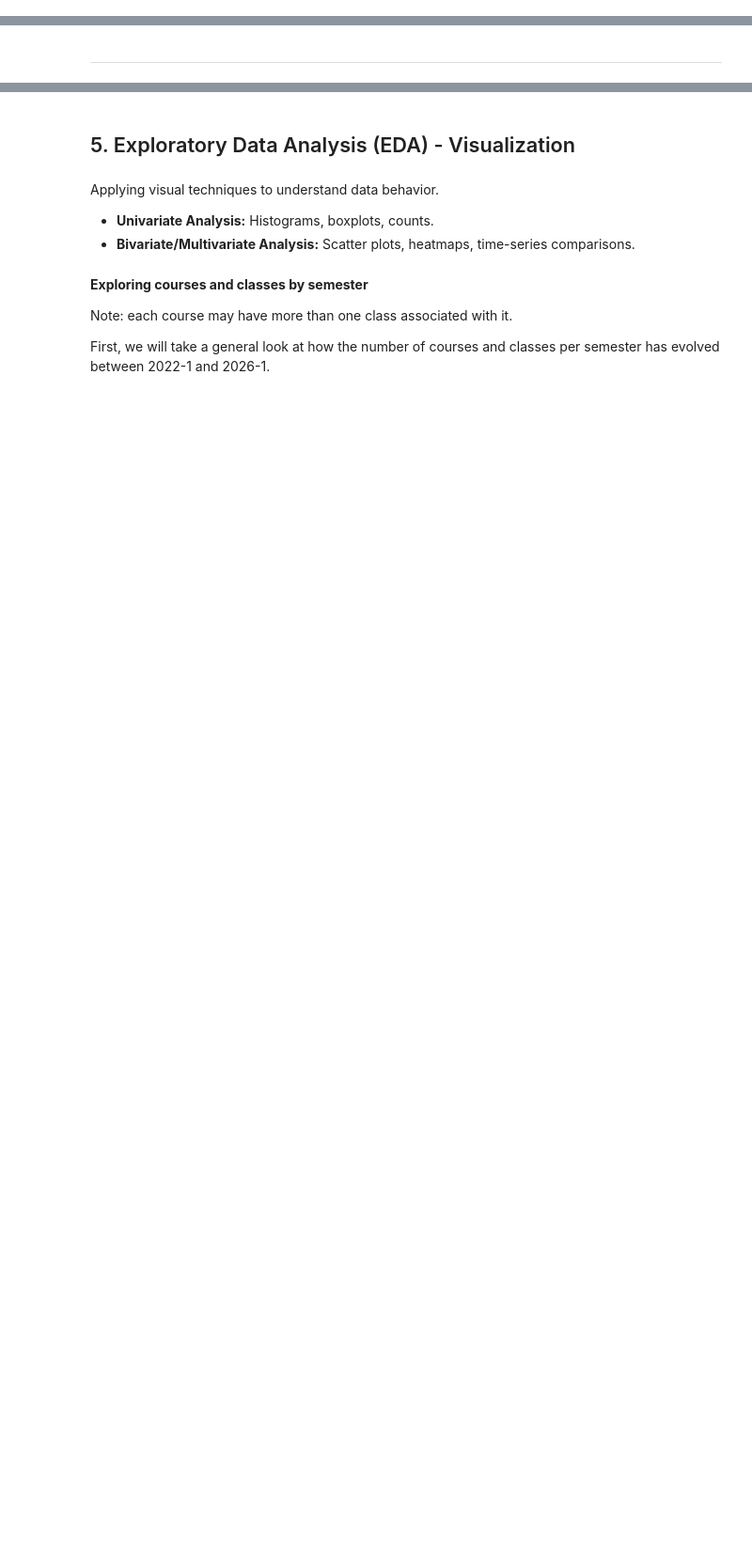
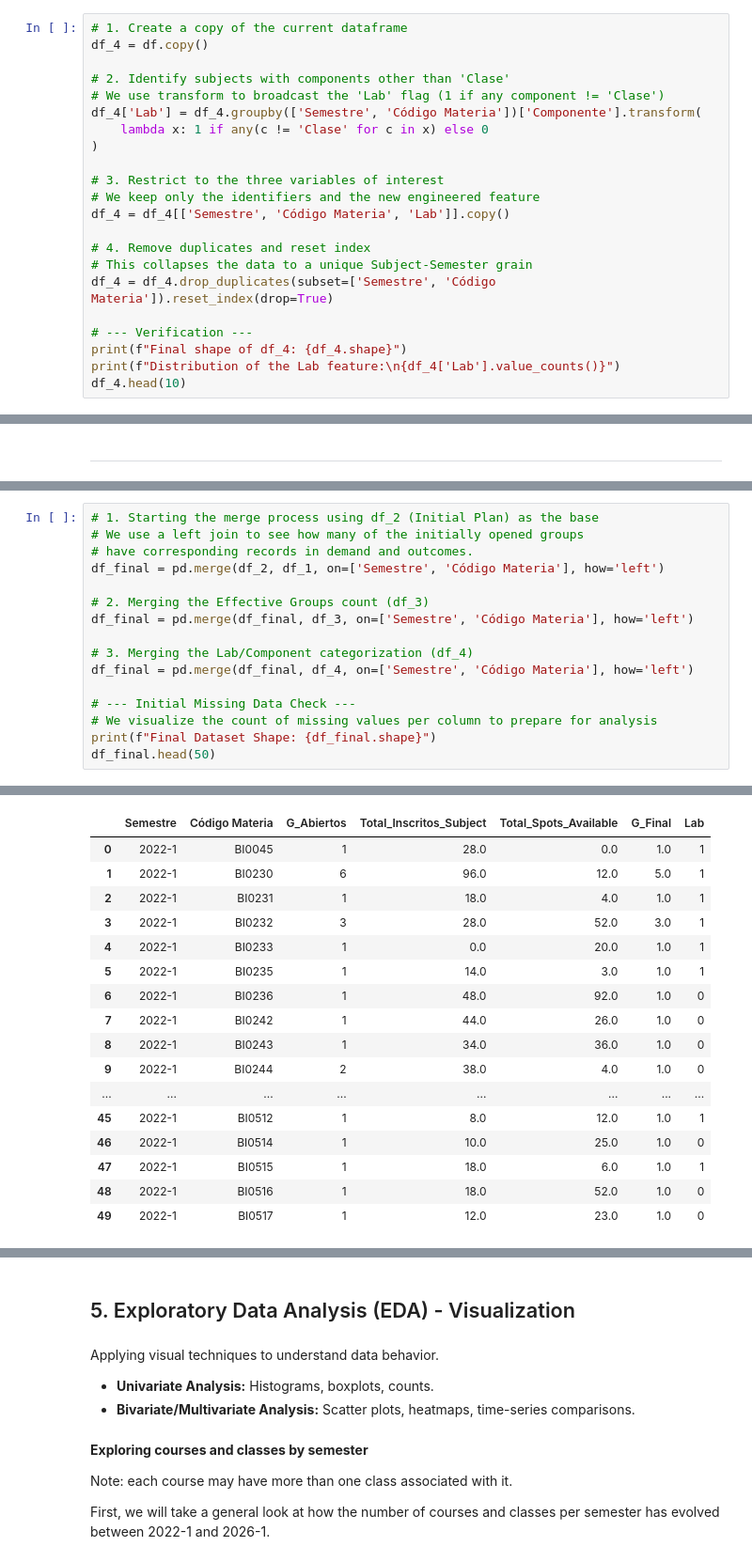
Before and after one commit to SaraMR9/Maestria---Fundamentos-en-ciencia-de-datos, a Jupyter notebook: Proyecto_Final/notebooks/20260207_Final_Project.ipynb, the cells around one changed output, grey strips where cells are left out. Shown at 94% size. Saved outputs shown, nothing was run; the diff lists cells and outputs as text; blank space fills up the shorter version.

```diff
--- a/Proyecto_Final/notebooks/20260207_Final_Project.ipynb
+++ b/Proyecto_Final/notebooks/20260207_Final_Project.ipynb
@@ -782,0 +793,22 @@ Integrating this feature is essential for the regression model, as subjects with
+# %%
+# 1. Create a copy of the current dataframe
+df_4 = df.copy()
+
+# 2. Identify subjects with components other than 'Clase'
+# We use transform to broadcast the 'Lab' flag (1 if any component != 'Clase')
+df_4['Lab'] = df_4.groupby(['Semestre', 'Código Materia'])['Componente'].transform(
+    lambda x: 1 if any(c != 'Clase' for c in x) else 0
+)
+
+# 3. Restrict to the three variables of interest
+# We keep only the identifiers and the new engineered feature
+df_4 = df_4[['Semestre', 'Código Materia', 'Lab']].copy()
+
+# 4. Remove duplicates and reset index
+# This collapses the data to a unique Subject-Semester grain
+df_4 = df_4.drop_duplicates(subset=['Semestre', 'Código Materia']).reset_index(drop=True)
+
+# --- Verification ---
+print(f"Final shape of df_4: {df_4.shape}")
+print(f"Distribution of the Lab feature:\n{df_4['Lab'].value_counts()}")
+df_4.head(10)
@@ -784,0 +876,17 @@ Integrating this feature is essential for the regression model, as subjects with
+# %%
+# 1. Starting the merge process using df_2 (Initial Plan) as the base
+# We use a left join to see how many of the initially opened groups
+# have corresponding records in demand and outcomes.
+df_final = pd.merge(df_2, df_1, on=['Semestre', 'Código Materia'], how='left')
+
+# 2. Merging the Effective Groups count (df_3)
+df_final = pd.merge(df_final, df_3, on=['Semestre', 'Código Materia'], how='left')
+
+# 3. Merging the Lab/Component categorization (df_4)
+df_final = pd.merge(df_final, df_4, on=['Semestre', 'Código Materia'], how='left')
+
+# --- Initial Missing Data Check ---
+# We visualize the count of missing values per column to prepare for analysis
+print(f"Final Dataset Shape: {df_final.shape}")
+df_final.head(50)
+# %% [output]
@@ -784,0 +894,17 @@ Integrating this feature is essential for the regression model, as subjects with
+|  | Semestre | Código Materia | G_Abiertos | Total_Inscritos_Subject | Total_Spots_Available | G_Final | Lab |
+| 0 | 2022-1 | BI0045 | 1 | 28.0 | 0.0 | 1.0 | 1 |
+| 1 | 2022-1 | BI0230 | 6 | 96.0 | 12.0 | 5.0 | 1 |
+| 2 | 2022-1 | BI0231 | 1 | 18.0 | 4.0 | 1.0 | 1 |
+| 3 | 2022-1 | BI0232 | 3 | 28.0 | 52.0 | 3.0 | 1 |
+| 4 | 2022-1 | BI0233 | 1 | 0.0 | 20.0 | 1.0 | 1 |
+| 5 | 2022-1 | BI0235 | 1 | 14.0 | 3.0 | 1.0 | 1 |
+| 6 | 2022-1 | BI0236 | 1 | 48.0 | 92.0 | 1.0 | 0 |
+| 7 | 2022-1 | BI0242 | 1 | 44.0 | 26.0 | 1.0 | 0 |
+| 8 | 2022-1 | BI0243 | 1 | 34.0 | 36.0 | 1.0 | 0 |
+| 9 | 2022-1 | BI0244 | 2 | 38.0 | 4.0 | 1.0 | 0 |
+| ... | ... | ... | ... | ... | ... | ... | ... |
+| 45 | 2022-1 | BI0512 | 1 | 8.0 | 12.0 | 1.0 | 1 |
+| 46 | 2022-1 | BI0514 | 1 | 10.0 | 25.0 | 1.0 | 0 |
+| 47 | 2022-1 | BI0515 | 1 | 18.0 | 6.0 | 1.0 | 1 |
+| 48 | 2022-1 | BI0516 | 1 | 18.0 | 52.0 | 1.0 | 0 |
+| 49 | 2022-1 | BI0517 | 1 | 12.0 | 23.0 | 1.0 | 0 |
```
Also changed, not shown: parts of 23 cells of this notebook, 1 other file.
